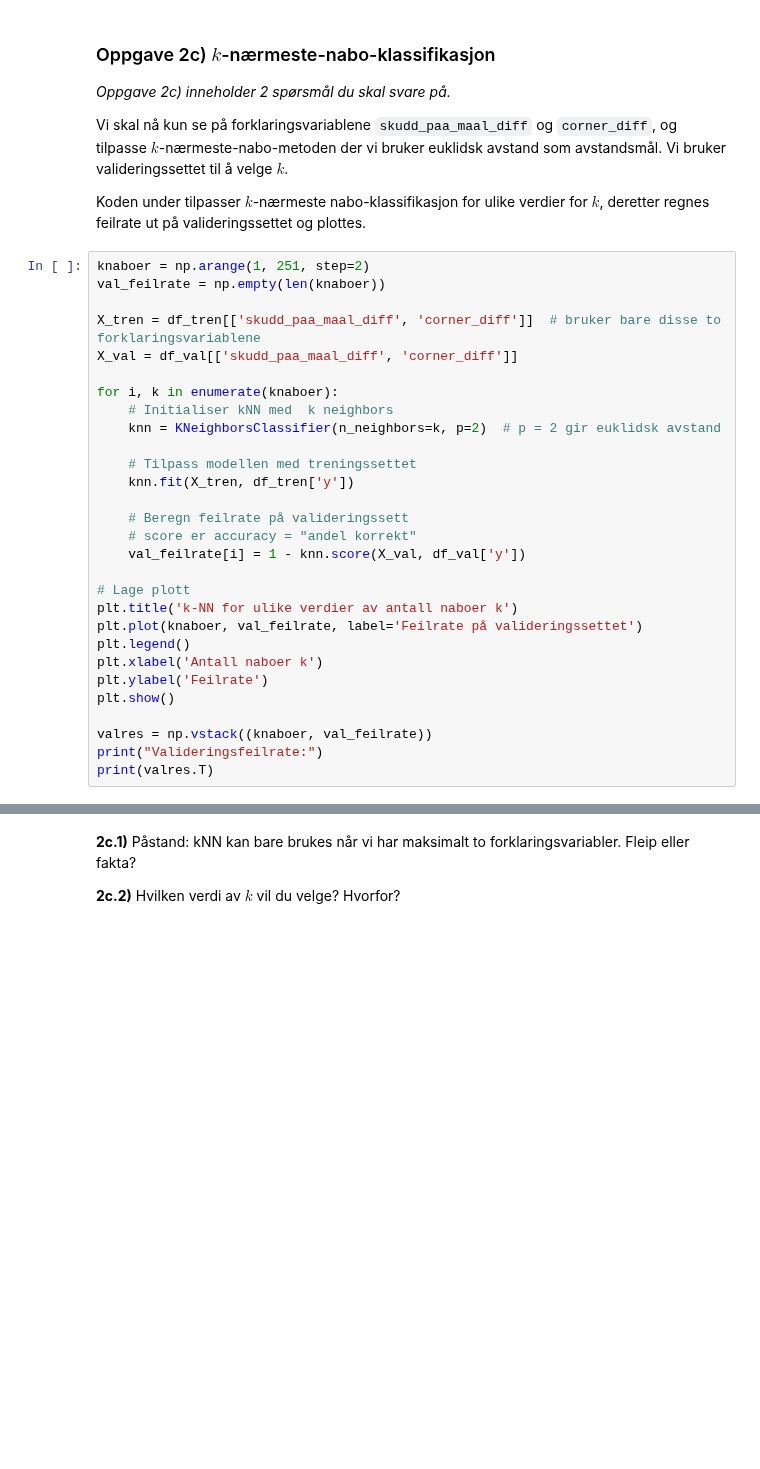
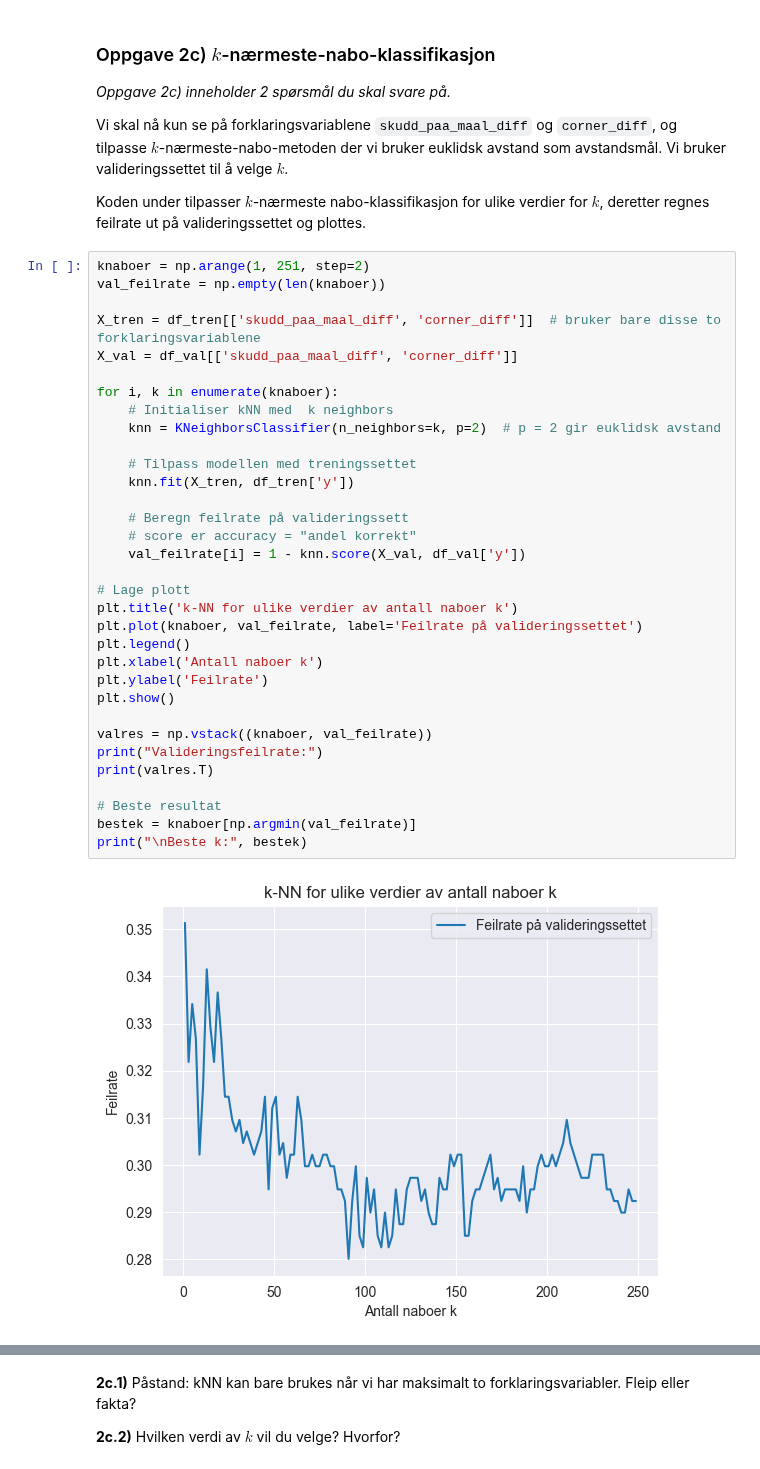
Before and after one commit to erikbjo/istg1003prosjekt, a Jupyter notebook: Oppgaver/oppg2.ipynb, the cells around one changed output, grey strips where cells are left out. Cells and saved outputs as stored; diff of their text form; blank space fills up the shorter version.

```diff
--- a/Oppgaver/oppg2.ipynb
+++ b/Oppgaver/oppg2.ipynb
@@ -302,29 +302,35 @@ Koden under tilpasser $k$-nærmeste nabo-klassifikasjon for ulike verdier for $k
 # %%
 knaboer = np.arange(1, 251, step=2)
 val_feilrate = np.empty(len(knaboer))
 
 X_tren = df_tren[['skudd_paa_maal_diff', 'corner_diff']]  # bruker bare disse to forklaringsvariablene
 X_val = df_val[['skudd_paa_maal_diff', 'corner_diff']]
 
 for i, k in enumerate(knaboer):
     # Initialiser kNN med  k neighbors
     knn = KNeighborsClassifier(n_neighbors=k, p=2)  # p = 2 gir euklidsk avstand
 
     # Tilpass modellen med treningssettet
     knn.fit(X_tren, df_tren['y'])
 
     # Beregn feilrate på valideringssett
     # score er accuracy = "andel korrekt"
     val_feilrate[i] = 1 - knn.score(X_val, df_val['y'])
 
 # Lage plott
 plt.title('k-NN for ulike verdier av antall naboer k')
 plt.plot(knaboer, val_feilrate, label='Feilrate på valideringssettet')
 plt.legend()
 plt.xlabel('Antall naboer k')
 plt.ylabel('Feilrate')
 plt.show()
 
 valres = np.vstack((knaboer, val_feilrate))
 print("Valideringsfeilrate:")
 print(valres.T)
+
+# Beste resultat
+bestek = knaboer[np.argmin(val_feilrate)]
+print("\nBeste k:", bestek)
+# %% [output]
+[figure, added]
```
Also changed, not shown: parts of 5 cells of this notebook, 1 other file.
